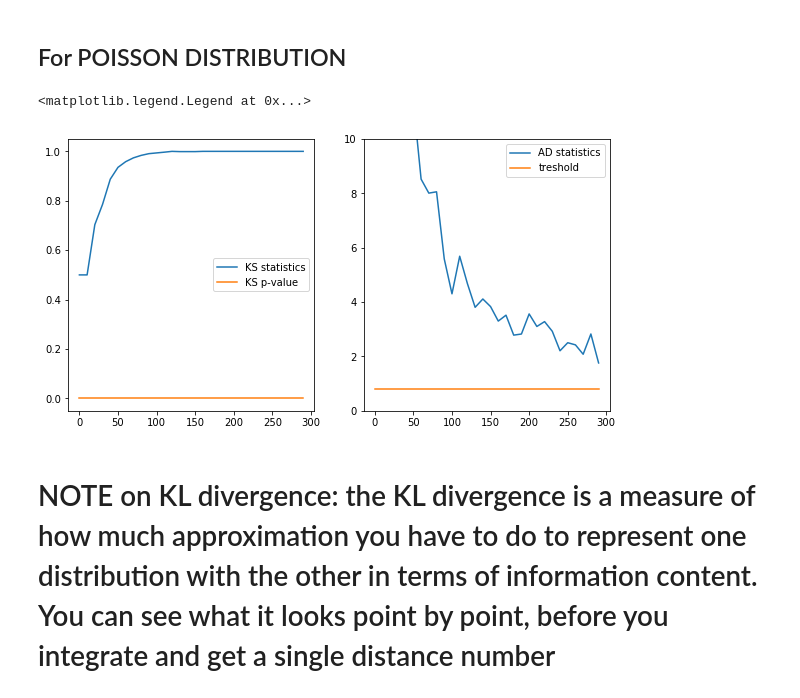
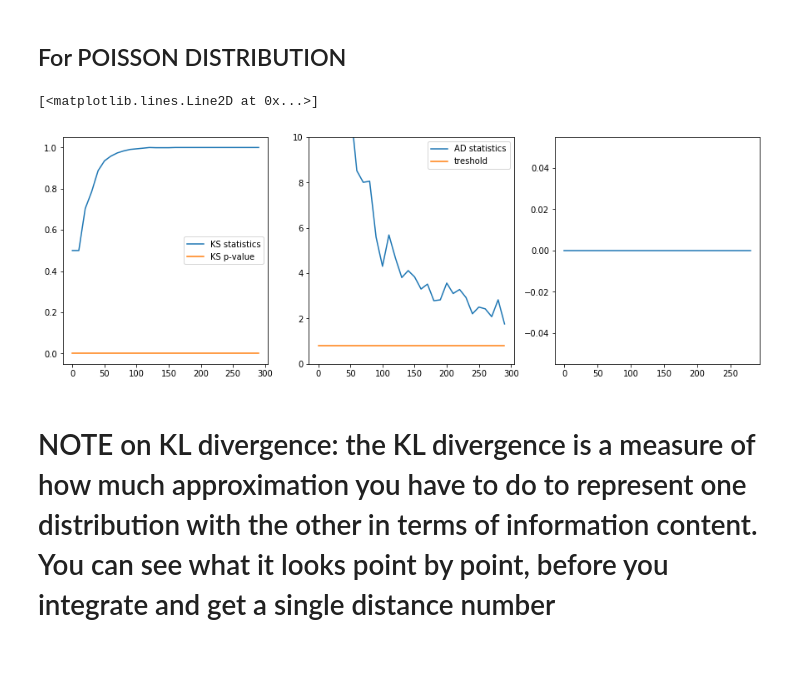
Before and after one commit to ssb10/PUI2017_ssb602, a Jupyter notebook: HW5_ssb602/HW5_2.ipynb, the cells around one changed output. Cells and saved outputs as stored; diff of their text form; code cells hidden in the pictures; blank space fills up the shorter version.

```diff
--- a/HW5_ssb602/HW5_2.ipynb
+++ b/HW5_ssb602/HW5_2.ipynb
@@ -215,14 +217,19 @@ for i,n in enumerate(narray):
     #print ad_b[i]
 
     # for KL and Pearson's chisq I have to simulate the normal distribution as well
-    mybins = np.linspace(min(dist), max(dist), 10)
-    bincenters = mybins[:-1] + 0.5 * (mybins[1] - mybins[0])
+dist = (np.random.binomial(n, p, 1000) - n * p ) / np.sqrt(n * p * (1-p))
+mybins = np.linspace(min(dist), max(dist), 10)
+bincenters = mybins[:-1] + 0.5 * (mybins[1] - mybins[0])
 
     #when i was coding this up something was wrong. i put some plots in to figure out what...
     # just so you know.
     #if i%10 == 0:
     #    pl.hist(dist, bins=mybins)
     #    pl.plot(bincenters, scipy.stats.norm.pdf(bincenters)*1000)
-  #  kl_b[i] =  scipy.stats.entropy(np.histogram(dist, bins=mybins))
-   # kl_c[i] =  scipy.stats.entropy(scipy.stats.norm.pdf(bincenters) + n)
+
+
+kl_b[i] =  scipy.stats.entropy(np.histogram(dist, bins=mybins)[0] / 1000.,
+                                    scipy.stats.norm.pdf(bincenters))
+
+kl_c[i] =  scipy.stats.entropy(scipy.stats.norm.pdf(bincenters) + n)
 # %% [output]
@@ -271,28 +278,47 @@ for i,n in enumerate(narray):
 
     #generate the distribution
     dist = np.random.poisson(lam=i, size=1000)
-   #dist = (np.random.binomial(n, p, 1000) - n * p ) / np.sqrt(n * p * (1-p))
+
     #run the tests.
     ks_s_b[i] = scipy.stats.kstest(dist,'norm')[0]
     ks_p_b[i] = scipy.stats.kstest(dist,'norm')[1]
     #print (scipy.stats.kstest(dist,'norm'))
     #print (scipy.stats.anderson(dist, dist='norm'))
     ad_b[i] = scipy.stats.anderson(dist, dist='norm')[0]
+
+dist = np.random.poisson(lam=i, size=1000)
+mybins = np.linspace(min(dist), max(dist), 10)
+bincenters = mybins[:-1] + 0.5 * (mybins[1] - mybins[0])
+
+    #when i was coding this up something was wrong. i put some plots in to figure out what...
+    # just so you know.
+    #if i%10 == 0:
+    #    pl.hist(dist, bins=mybins)
+    #    pl.plot(bincenters, scipy.stats.norm.pdf(bincenters)*1000)
+
+
+kl_b[i] =  scipy.stats.entropy(np.histogram(dist, bins=mybins)[0] / 1000.,
+                                    scipy.stats.norm.pdf(bincenters))
+
+kl_c[i] =  scipy.stats.entropy(scipy.stats.norm.pdf(bincenters) + n)
 # %%
 fig = pl.figure(figsize = (15,5))
 fig.add_subplot(131)
 pl.plot(narray, ks_s_b, label='KS statistics')
 pl.plot(narray, ks_p_b, label='KS p-value')
 pl.legend()
 
 fig.add_subplot(132)
 pl.plot(narray, ad_b,  label='AD statistics')
 pl.plot([narray[0], narray[-1]],[threshold, threshold], label="treshold")
 pl.ylim(0,10) #limit the y range or you cannot see the relevant part
 pl.legend()
+
+fig.add_subplot(133)
+pl.plot(narray, kl_b, label='K-L (entropy)')
 # %% [output]
-<matplotlib.legend.Legend at 0x...>
+[<matplotlib.lines.Line2D at 0x...>]
-[figure, old version]
+[figure, new version]
 # %% [markdown]
 # NOTE on KL divergence: the KL divergence is a measure of how much approximation you have to do to represent one distribution with the other in terms of information content. You can see what it looks point by point, before you integrate and get a single distance number
 # %%
```
Also changed, not shown: parts of 3 cells of this notebook.
